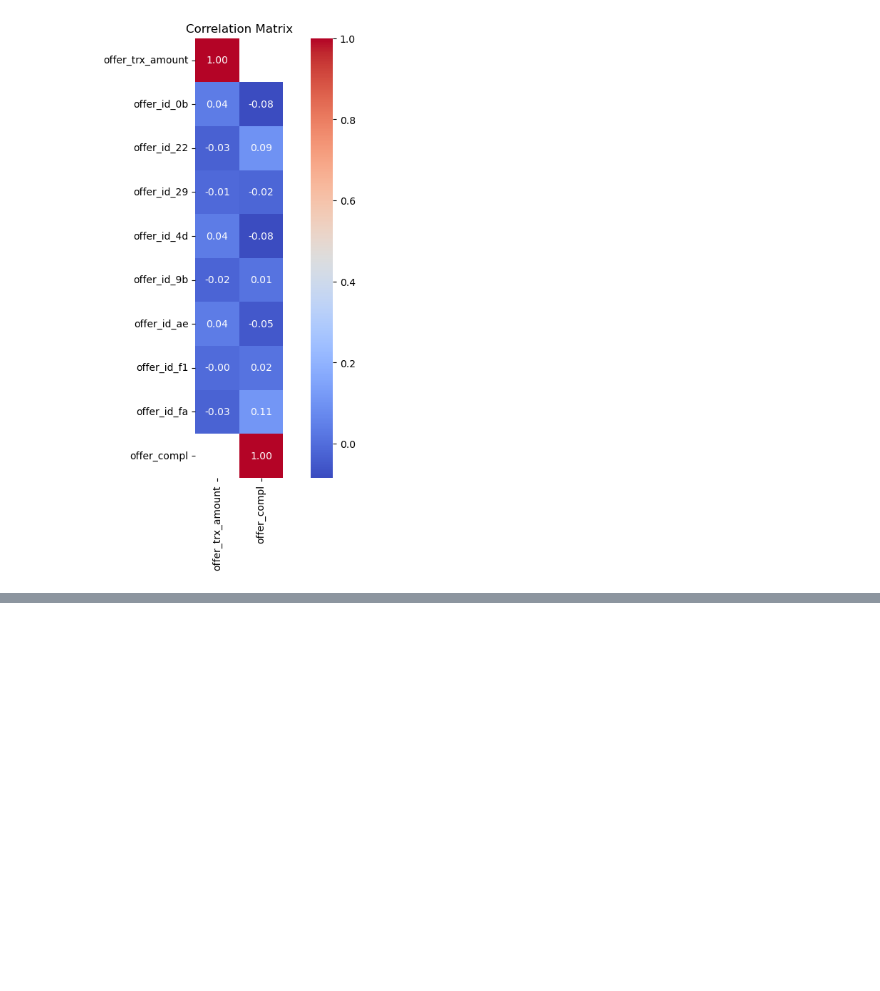
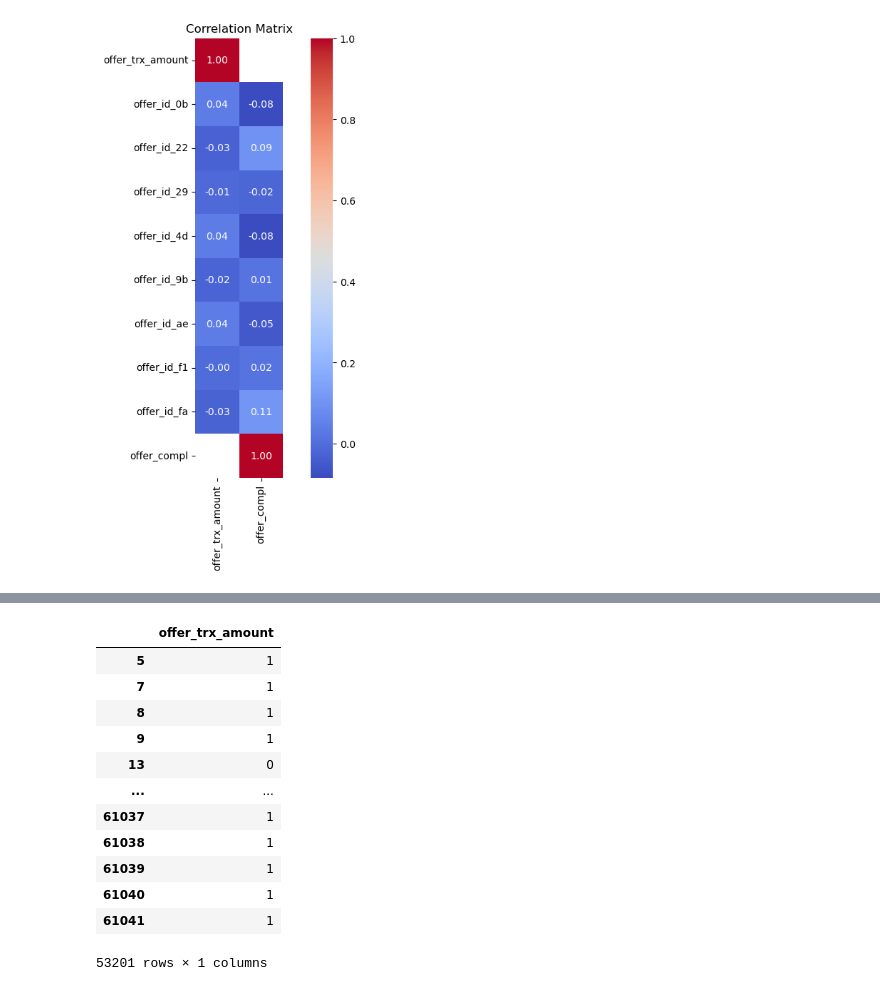
Before and after one commit to Oliver-Balb/Starbucks, a Jupyter notebook: Starbuck_Capstone_notebook-Analysis.ipynb, the cells around one changed output, grey strips where cells are left out. Saved outputs shown, nothing was run; the diff lists cells and outputs as text; code cells hidden in the pictures; blank space fills up the shorter version.

```diff
--- a/Starbuck_Capstone_notebook-Analysis.ipynb
+++ b/Starbuck_Capstone_notebook-Analysis.ipynb
@@ -805,0 +819,16 @@ correlation_matrix[['offer_trx_amount']]
+# %%
+y
+# %% [output]
+|  | offer_trx_amount |
+| 5 | 1 |
+| 7 | 1 |
+| 8 | 1 |
+| 9 | 1 |
+| 13 | 0 |
+| ... | ... |
+| 61037 | 1 |
+| 61038 | 1 |
+| 61039 | 1 |
+| 61040 | 1 |
+| 61041 | 1 |
+53201 rows × 1 columns
```
Also changed, not shown: parts of 20 cells of this notebook.
